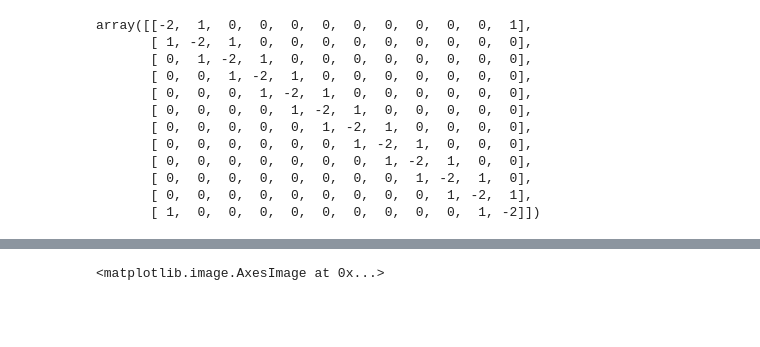
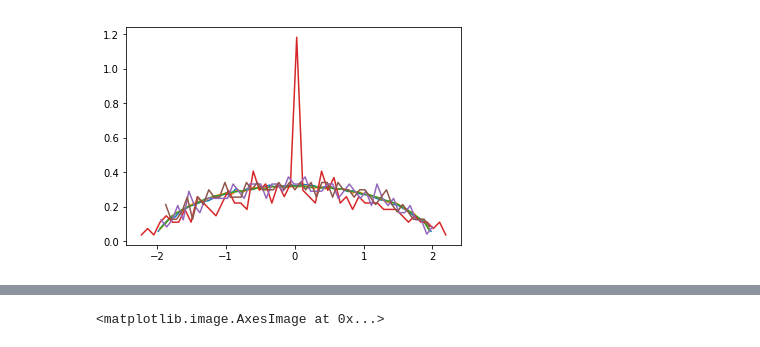
Before and after one commit to gszep/Equlibrium-and-Dynamics-of-the-Spherical-Model, a Jupyter notebook: figures.ipynb, the cells around one changed output, grey strips where cells are left out. Saved outputs shown, nothing was run; the diff lists cells and outputs as text; code cells hidden in the pictures; blank space fills up the shorter version.

```diff
--- a/figures.ipynb
+++ b/figures.ipynb
@@ -16,15 +25,58 @@ def getLambda(n,D):
-# %%
-circulant([-2,1]+(12-3)*[0]+[1])
-# %% [output]
-array([[-2,  1,  0,  0,  0,  0,  0,  0,  0,  0,  0,  1],
-       [ 1, -2,  1,  0,  0,  0,  0,  0,  0,  0,  0,  0],
-       [ 0,  1, -2,  1,  0,  0,  0,  0,  0,  0,  0,  0],
-       [ 0,  0,  1, -2,  1,  0,  0,  0,  0,  0,  0,  0],
-       [ 0,  0,  0,  1, -2,  1,  0,  0,  0,  0,  0,  0],
-       [ 0,  0,  0,  0,  1, -2,  1,  0,  0,  0,  0,  0],
-       [ 0,  0,  0,  0,  0,  1, -2,  1,  0,  0,  0,  0],
-       [ 0,  0,  0,  0,  0,  0,  1, -2,  1,  0,  0,  0],
-       [ 0,  0,  0,  0,  0,  0,  0,  1, -2,  1,  0,  0],
-       [ 0,  0,  0,  0,  0,  0,  0,  0,  1, -2,  1,  0],
-       [ 0,  0,  0,  0,  0,  0,  0,  0,  0,  1, -2,  1],
-       [ 1,  0,  0,  0,  0,  0,  0,  0,  0,  0,  1, -2]])
+# %%
+n,p = 3000,0.01
+X = argmax( multinomial(1,[p/2,1-p,p/2],size=(n,n)), axis=-1) - 1
+J = (triu(X)+triu(X,k=1).T)/sqrt(n*p)
+
+Lambda = eigh(J,eigvals_only=True)
+hist,bins=histogram(Lambda,bins=50,density=True)
+bins = (bins[:-1]+bins[1:])/2
+plot(bins,hist);
+
+n,p = 3000,0.1
+X = argmax( multinomial(1,[p/2,1-p,p/2],size=(n,n)), axis=-1) - 1
+J = (triu(X)+triu(X,k=1).T)/sqrt(n*p)
+
+Lambda = eigh(J,eigvals_only=True)
+hist,bins=histogram(Lambda,bins=50,density=True)
+bins = (bins[:-1]+bins[1:])/2
+plot(bins,hist);
+
+
+n,p = 3000,0.5
+X = argmax( multinomial(1,[p/2,1-p,p/2],size=(n,n)), axis=-1) - 1
+J = (triu(X)+triu(X,k=1).T)/sqrt(n*p)
+
+Lambda = eigh(J,eigvals_only=True)
+hist,bins=histogram(Lambda,bins=50,density=True)
+bins = (bins[:-1]+bins[1:])/2
+plot(bins,hist);
+
+n,p = 300,0.01
+X = argmax( multinomial(1,[p/2,1-p,p/2],size=(n,n)), axis=-1) - 1
+J = (triu(X)+triu(X,k=1).T)/sqrt(n*p)
+
+Lambda = eigh(J,eigvals_only=True)
+hist,bins=histogram(Lambda,bins=50,density=True)
+bins = (bins[:-1]+bins[1:])/2
+plot(bins,hist);
+
+n,p = 300,0.1
+X = argmax( multinomial(1,[p/2,1-p,p/2],size=(n,n)), axis=-1) - 1
+J = (triu(X)+triu(X,k=1).T)/sqrt(n*p)
+
+Lambda = eigh(J,eigvals_only=True)
+hist,bins=histogram(Lambda,bins=50,density=True)
+bins = (bins[:-1]+bins[1:])/2
+plot(bins,hist);
+
+
+n,p = 300,0.5
+X = argmax( multinomial(1,[p/2,1-p,p/2],size=(n,n)), axis=-1) - 1
+J = (triu(X)+triu(X,k=1).T)/sqrt(n*p)
+
+Lambda = eigh(J,eigvals_only=True)
+hist,bins=histogram(Lambda,bins=50,density=True)
+bins = (bins[:-1]+bins[1:])/2
+plot(bins,hist);
+# %% [output]
+[figure, added]
```
Also changed, not shown: parts of 6 cells of this notebook, 6 other files.
